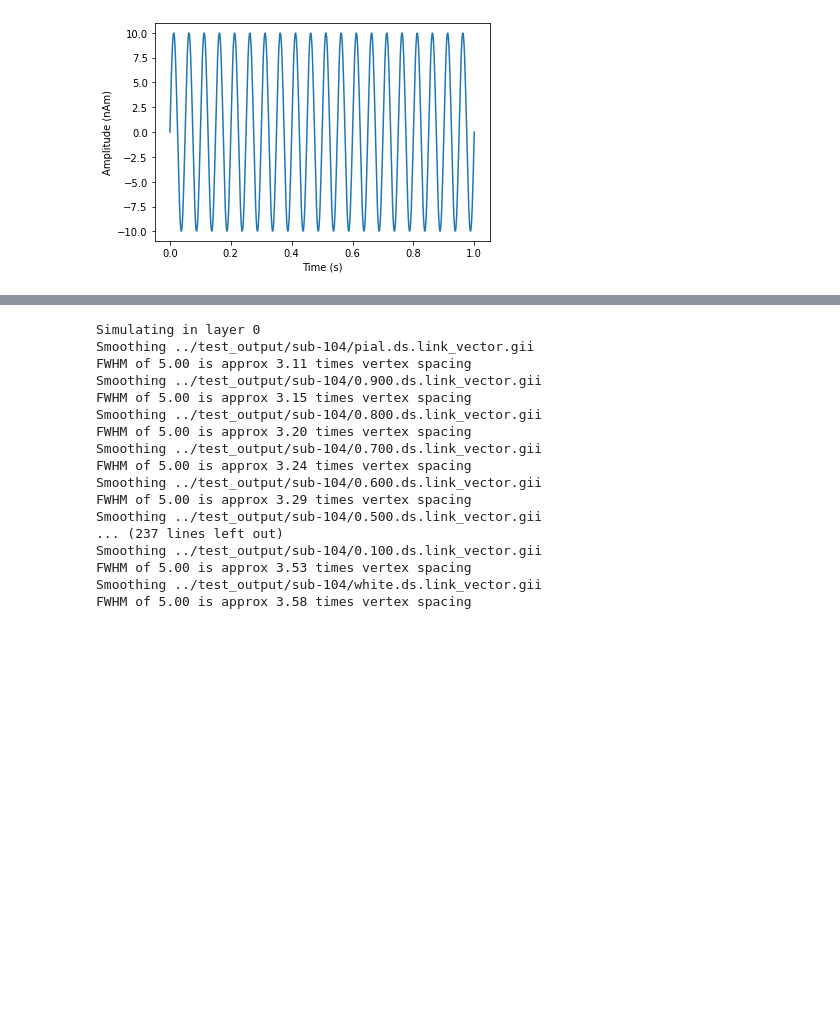
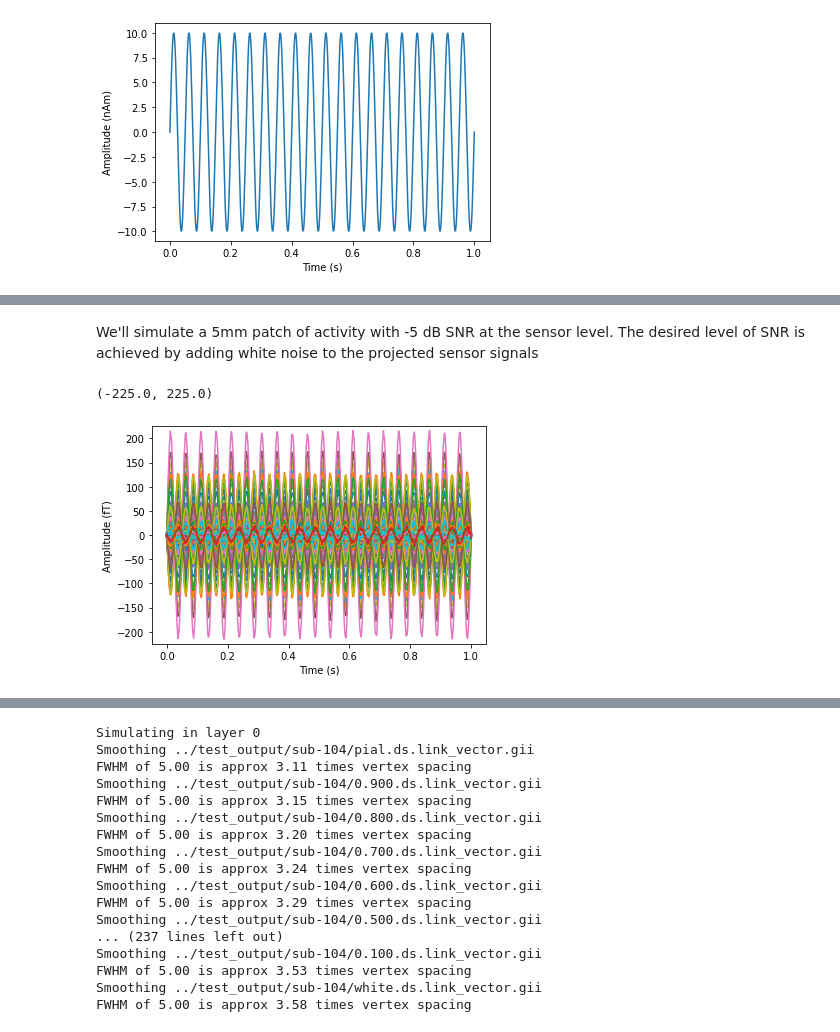
Before and after one commit to danclab/laMEG, a Jupyter notebook: tutorials/sim_model_comparison_free_energy.ipynb, the cells around one changed output, grey strips where cells are left out. Cells and saved outputs as stored; diff of their text form; code cells hidden in the pictures; blank space fills up the shorter version.

Commit message:
added some visualization
Former-commit-id: 3b0c8b00a90e74245c07fd74b1af3c97e3eb63f3

```diff
--- a/tutorials/sim_model_comparison_free_energy.ipynb
+++ b/tutorials/sim_model_comparison_free_energy.ipynb
@@ -75,18 +114,15 @@ FWHM of 5.00 is approx 3.33 times vertex spacing
 # %%
-# Vertex to simulate activity at
-sim_vertex=24588
 # Frequency of simulated sinusoid (Hz)
-freq=20
+freq = 20
 # Strength of simulated activity (nAm)
-dipole_moment=10
-# Size of simulated patch of activity (mm)
-sim_patch_size=5
-# SNR of simulated data (dB)
-SNR=-5
+dipole_moment = 10
+# Sampling rate (must match the data file)
+s_rate = 600
 
 # Generate 1s of a sine wave at a sampling rate of 600Hz (to match the data file)
-time=np.linspace(0,1,601)
-sim_signal=np.sin(time*freq*2*np.pi).reshape(1,-1)
+time = np.linspace(0,1,s_rate+1)
+sim_signal = np.sin(time*freq*2*np.pi).reshape(1,-1)
+
 plt.plot(time,dipole_moment*sim_signal[0,:])
 plt.xlabel('Time (s)')
 plt.ylabel('Amplitude (nAm)')
@@ -95,0 +153,25 @@ Text(0, 0.5, 'Amplitude (nAm)')
+# %% [markdown]
+We'll simulate a 5mm patch of activity with -5 dB SNR at the sensor level. The desired level of SNR is achieved by adding white noise to the projected sensor signals
+# %%
+# Simulate at a vertex on the pial surface
+pial_vertex = sim_vertex
+prefix = f'sim_{sim_vertex}_pial.'
+
+# Size of simulated patch of activity (mm)
+sim_patch_size = 5
+# SNR of simulated data (dB)
+SNR = -5
+
+# Generate simulated data
+pial_sim_fname = run_current_density_simulation(base_fname, prefix, pial_vertex, sim_signal, dipole_moment,
+                                                sim_patch_size, SNR)
+
+# Load simulated sensor data and plot
+pial_sim_sensor_data, ch_names = load_meg_sensor_data(pial_sim_fname)
+_ = plt.plot(time, np.mean(pial_sim_sensor_data,axis=-1).T)
+plt.xlabel('Time (s)')
+plt.ylabel('Amplitude (fT)')
+plt.ylim([-225, 225])
+# %% [output]
+(-225.0, 225.0)
+[figure, added]
```
Also changed, not shown: parts of 24 cells of this notebook.
